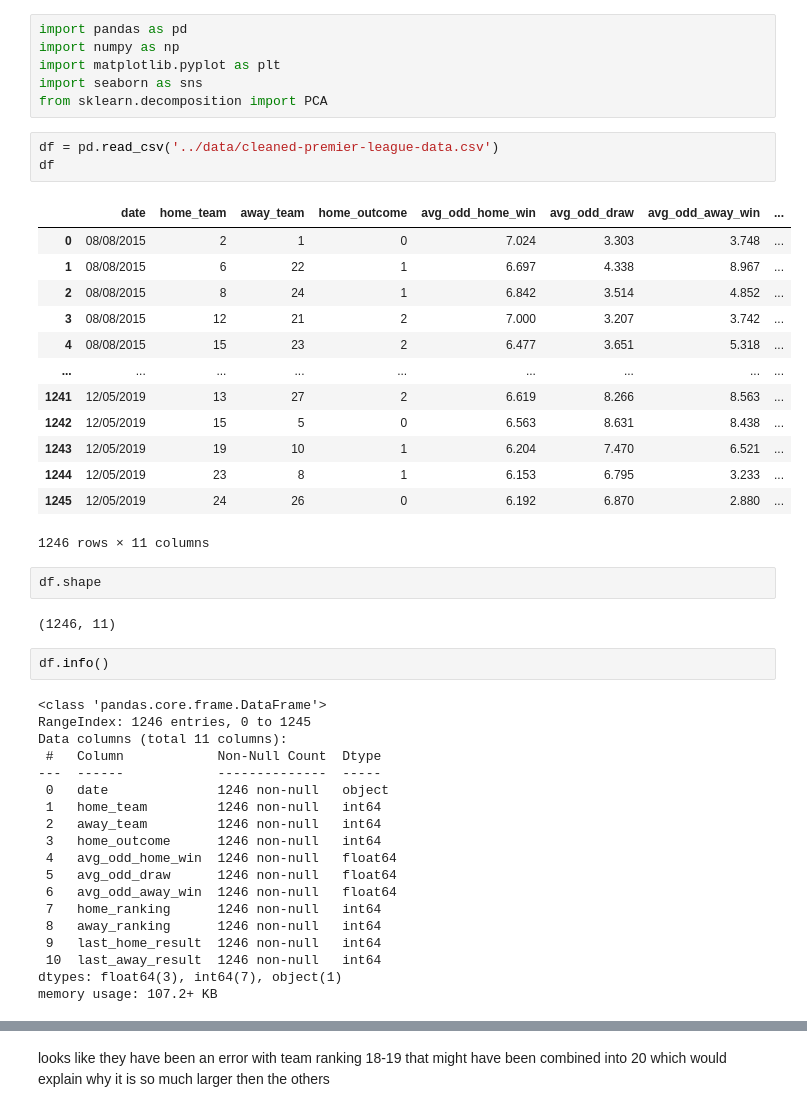
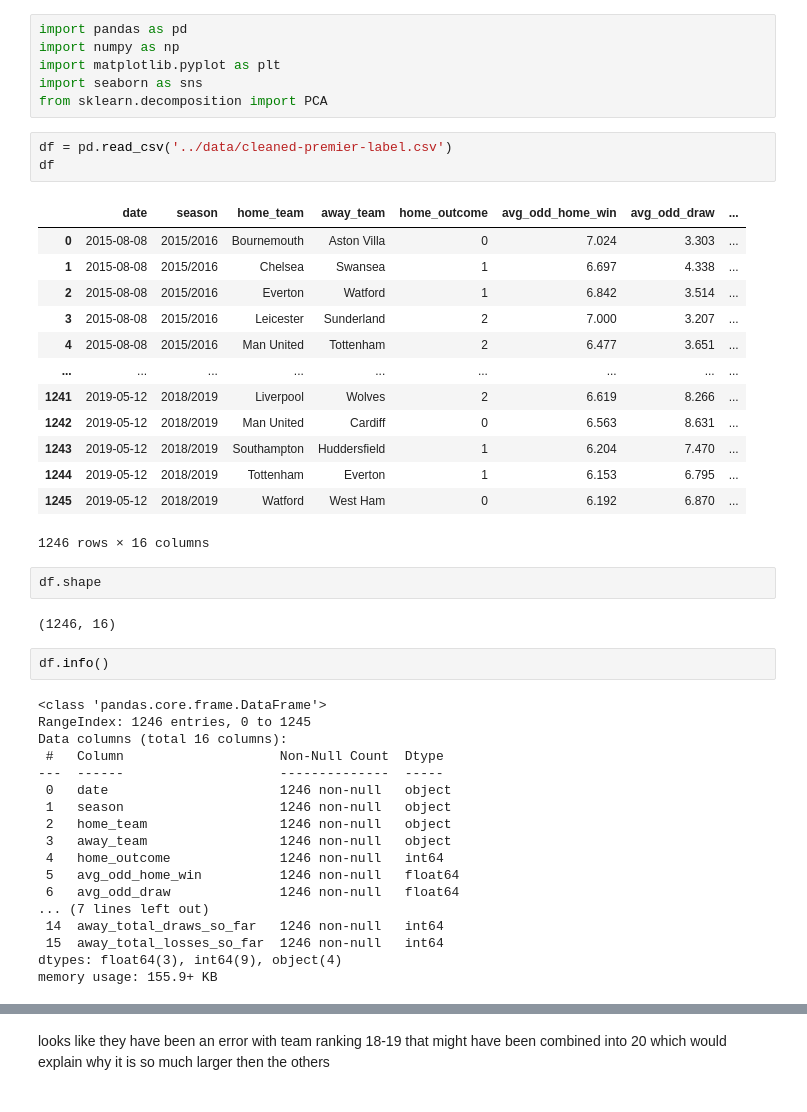
Before and after one commit to peterjanas/betting-BI, a Jupyter notebook: notebook/premier-eda.ipynb, the cells around one changed output, grey strips where cells are left out. Cells and saved outputs as stored; diff of their text form.

```diff
--- a/notebook/premier-eda.ipynb
+++ b/notebook/premier-eda.ipynb
@@ -5,47 +5,46 @@ import matplotlib.pyplot as plt
 import seaborn as sns
 from sklearn.decomposition import PCA
 # %%
-df = pd.read_csv('../data/cleaned-premier-league-data.csv')
+df = pd.read_csv('../data/cleaned-premier-label.csv')
 df
 # %% [output]
-|  | date | home_team | away_team | home_outcome | avg_odd_home_win | avg_odd_draw | avg_odd_away_win | ... |
-| 0 | 08/08/2015 | 2 | 1 | 0 | 7.024 | 3.303 | 3.748 | ... |
-| 1 | 08/08/2015 | 6 | 22 | 1 | 6.697 | 4.338 | 8.967 | ... |
-| 2 | 08/08/2015 | 8 | 24 | 1 | 6.842 | 3.514 | 4.852 | ... |
-| 3 | 08/08/2015 | 12 | 21 | 2 | 7.000 | 3.207 | 3.742 | ... |
-| 4 | 08/08/2015 | 15 | 23 | 2 | 6.477 | 3.651 | 5.318 | ... |
+|  | date | season | home_team | away_team | home_outcome | avg_odd_home_win | avg_odd_draw | ... |
+| 0 | 2015-08-08 | 2015/2016 | Bournemouth | Aston Villa | 0 | 7.024 | 3.303 | ... |
+| 1 | 2015-08-08 | 2015/2016 | Chelsea | Swansea | 1 | 6.697 | 4.338 | ... |
+| 2 | 2015-08-08 | 2015/2016 | Everton | Watford | 1 | 6.842 | 3.514 | ... |
+| 3 | 2015-08-08 | 2015/2016 | Leicester | Sunderland | 2 | 7.000 | 3.207 | ... |
+| 4 | 2015-08-08 | 2015/2016 | Man United | Tottenham | 2 | 6.477 | 3.651 | ... |
 | ... | ... | ... | ... | ... | ... | ... | ... | ... |
-| 1241 | 12/05/2019 | 13 | 27 | 2 | 6.619 | 8.266 | 8.563 | ... |
-| 1242 | 12/05/2019 | 15 | 5 | 0 | 6.563 | 8.631 | 8.438 | ... |
-| 1243 | 12/05/2019 | 19 | 10 | 1 | 6.204 | 7.470 | 6.521 | ... |
-| 1244 | 12/05/2019 | 23 | 8 | 1 | 6.153 | 6.795 | 3.233 | ... |
-| 1245 | 12/05/2019 | 24 | 26 | 0 | 6.192 | 6.870 | 2.880 | ... |
+| 1241 | 2019-05-12 | 2018/2019 | Liverpool | Wolves | 2 | 6.619 | 8.266 | ... |
+| 1242 | 2019-05-12 | 2018/2019 | Man United | Cardiff | 0 | 6.563 | 8.631 | ... |
+| 1243 | 2019-05-12 | 2018/2019 | Southampton | Huddersfield | 1 | 6.204 | 7.470 | ... |
+| 1244 | 2019-05-12 | 2018/2019 | Tottenham | Everton | 1 | 6.153 | 6.795 | ... |
+| 1245 | 2019-05-12 | 2018/2019 | Watford | West Ham | 0 | 6.192 | 6.870 | ... |
-1246 rows × 11 columns
+1246 rows × 16 columns
 # %%
 df.shape
 # %% [output]
-(1246, 11)
+(1246, 16)
 # %%
 df.info()
 # %% [output]
 <class 'pandas.core.frame.DataFrame'>
 RangeIndex: 1246 entries, 0 to 1245
-Data columns (total 11 columns):
- #   Column            Non-Null Count  Dtype
----  ------            --------------  -----
- 0   date              1246 non-null   object
- 1   home_team         1246 non-null   int64
- 2   away_team         1246 non-null   int64
- 3   home_outcome      1246 non-null   int64
- 4   avg_odd_home_win  1246 non-null   float64
- 5   avg_odd_draw      1246 non-null   float64
- 6   avg_odd_away_win  1246 non-null   float64
- 7   home_ranking      1246 non-null   int64
- 8   away_ranking      1246 non-null   int64
- 9   last_home_result  1246 non-null   int64
- 10  last_away_result  1246 non-null   int64
-dtypes: float64(3), int64(7), object(1)
-memory usage: 107.2+ KB
+Data columns (total 16 columns):
+ #   Column                    Non-Null Count  Dtype
+---  ------                    --------------  -----
+ 0   date                      1246 non-null   object
+ 1   season                    1246 non-null   object
+ 2   home_team                 1246 non-null   object
+ 3   away_team                 1246 non-null   object
+ 4   home_outcome              1246 non-null   int64
+ 5   avg_odd_home_win          1246 non-null   float64
+ 6   avg_odd_draw              1246 non-null   float64
+... (7 lines left out)
+ 14  away_total_draws_so_far   1246 non-null   int64
+ 15  away_total_losses_so_far  1246 non-null   int64
+dtypes: float64(3), int64(9), object(4)
+memory usage: 155.9+ KB
 # %%
 df.describe()
 # %% [output]
```
Also changed, not shown: parts of 12 cells of this notebook.
